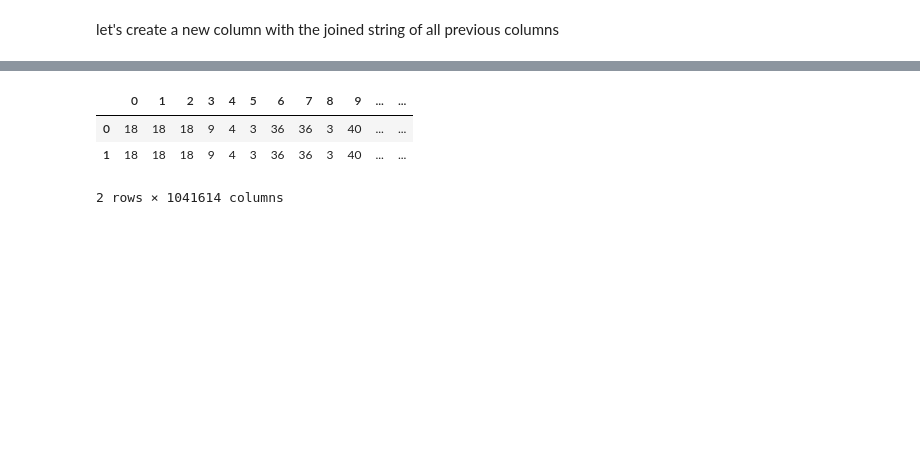
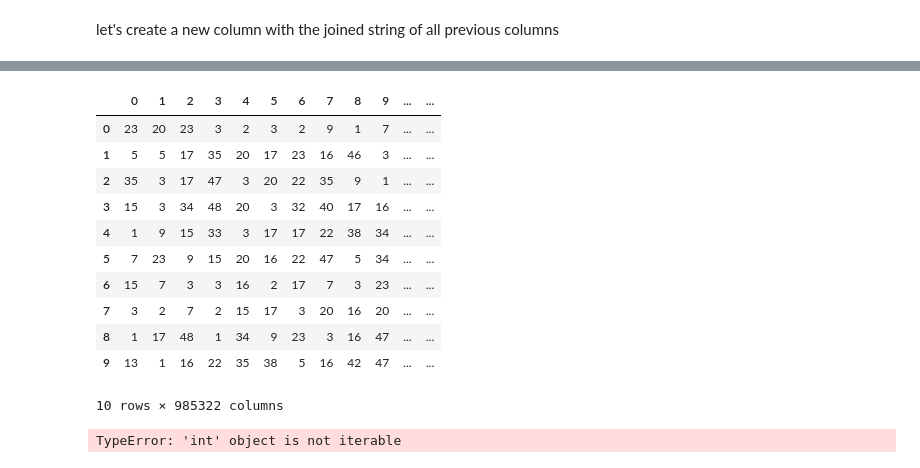
Before and after one commit to MRampo/ADM-HW4, a Jupyter notebook: Ex1.ipynb, the cells around one changed output, grey strips where cells are left out. Cells and saved outputs as stored; diff of their text form; code cells hidden in the pictures; blank space fills up the shorter version.

```diff
--- a/Ex1.ipynb
+++ b/Ex1.ipynb
@@ -142,3 +209,3 @@ data['joined_data'] = data[data.columns[:]].apply(
 # %%
 #Clean the data that i'm going to use
-data["joined_data"] = data["joined_data"].apply(lambda x: cleaning(x))
+data3["joined_data"] = data3["joined_data"].apply(lambda x: cleaning(x))
@@ -164,3 +227,4 @@ len(prova2)
 # %%
-string_data = [" ".join(lst) for lst in data.joined_data]
+#String containing all the words inside the column "joined_string"
+string_data = [" ".join(lst) for lst in data3.joined_data]
 # %%
@@ -199,19 +263,27 @@ def findSignatureLine(matrix):
 # %%
 from sklearn.utils import shuffle
 
-def createSignatureMatrix(iter, matrix):
+def createSignatureMatrix(niter: int, matrix):
     signature_list_matrix = []
     new_m = matrix
-    for x in range(iter):
+    for x in range(niter):
         new_m = shuffle(matrix)
         signature_list_matrix.append(findSignatureLine(new_m))
     return pd.DataFrame(signature_list_matrix)
 # %%
-signature = createSignatureMatrix(2, matrix)
+signature = createSignatureMatrix(10, matrix)
 # %%
-signature.head()
+signature
 # %% [output]
 |  | 0 | 1 | 2 | 3 | 4 | 5 | 6 | 7 | 8 | 9 | ... | ... |
-| 0 | 18 | 18 | 18 | 9 | 4 | 3 | 36 | 36 | 3 | 40 | ... | ... |
-| 1 | 18 | 18 | 18 | 9 | 4 | 3 | 36 | 36 | 3 | 40 | ... | ... |
+| 0 | 23 | 20 | 23 | 3 | 2 | 3 | 2 | 9 | 1 | 7 | ... | ... |
+| 1 | 5 | 5 | 17 | 35 | 20 | 17 | 23 | 16 | 46 | 3 | ... | ... |
+| 2 | 35 | 3 | 17 | 47 | 3 | 20 | 22 | 35 | 9 | 1 | ... | ... |
+| 3 | 15 | 3 | 34 | 48 | 20 | 3 | 32 | 40 | 17 | 16 | ... | ... |
+| 4 | 1 | 9 | 15 | 33 | 3 | 17 | 17 | 22 | 38 | 34 | ... | ... |
+| 5 | 7 | 23 | 9 | 15 | 20 | 16 | 22 | 47 | 5 | 34 | ... | ... |
+| 6 | 15 | 7 | 3 | 3 | 16 | 2 | 17 | 7 | 3 | 23 | ... | ... |
+| 7 | 3 | 2 | 7 | 2 | 15 | 17 | 3 | 20 | 16 | 20 | ... | ... |
+| 8 | 1 | 17 | 48 | 1 | 34 | 9 | 23 | 3 | 16 | 47 | ... | ... |
+| 9 | 13 | 1 | 16 | 22 | 35 | 38 | 5 | 16 | 42 | 47 | ... | ... |
-2 rows × 1041614 columns
+10 rows × 985322 columns
@@ -217,0 +307,4 @@ signature.head()
+# %%
+myDic= findBind(signature, 2)
+# %% [output]
+TypeError: 'int' object is not iterable
```
Also changed, not shown: parts of 68 cells of this notebook.
